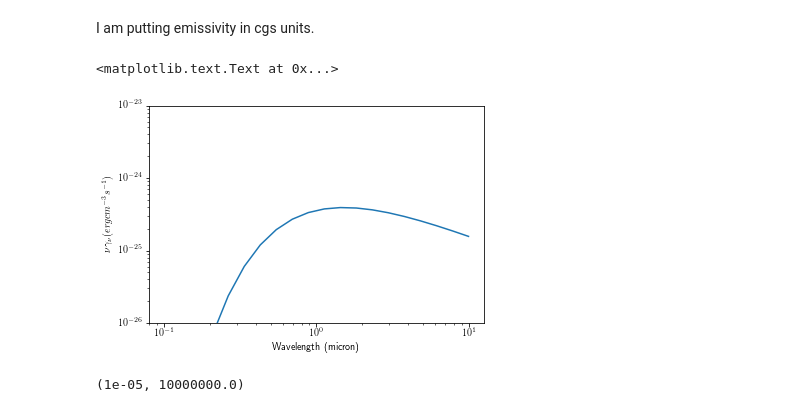
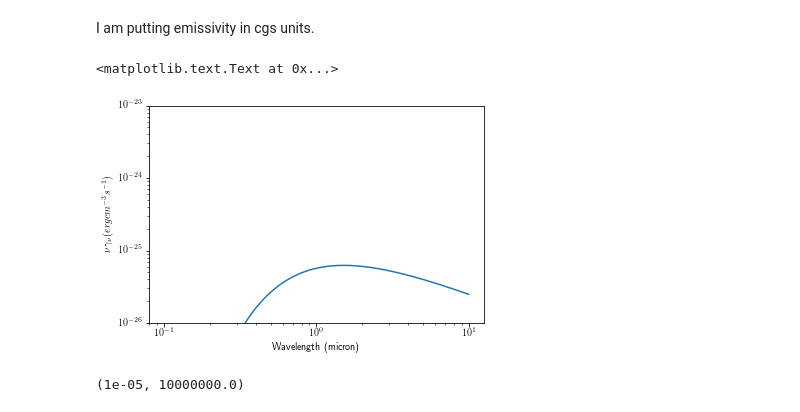
Before and after one commit to goyarzun/RadiationProject, a Jupyter notebook: Fifty Shades Free-Freed.ipynb, the cells around one changed output. Cells and saved outputs as stored; diff of their text form; code cells hidden in the pictures.

```diff
--- a/Fifty Shades Free-Freed.ipynb
+++ b/Fifty Shades Free-Freed.ipynb
@@ -131,16 +131,16 @@ def emissivity_free_free(Z, Ni, Ne, T, nu):
     return Ni*Ne*prefactor*temp2*term
 # %%
 test = []
-for nu in np.logspace(np.log10(3e13),np.log10(3e15),20):
+for nu in np.logspace(np.log10(3e13),np.log10(3e15),200):
     test.append(nu * emissivity_free_free(1, 1, 1, 10000, nu))
 # %%
-plt.loglog(3e14/np.logspace(np.log10(3e13),np.log10(3e15),20), np.array(test))
+plt.loglog(3e14/np.logspace(np.log10(3e13),np.log10(3e15),200), 1/2/np.pi*np.array(test))
 plt.ylim(1e-26,1e-23)
 plt.ylabel(r'\nu \gamma_{\nu} (erg cm^{-3}s^{-1})')
 plt.xlabel('Wavelength (micron)')
 # %% [output]
 <matplotlib.text.Text at 0x...>
-[figure, old version]
+[figure, new version]
 # %%
 Z = 1.0
 energies = np.logspace(-5,8,101) # Ry
```
Also changed, not shown: parts of 20 cells of this notebook, 2 other files.
